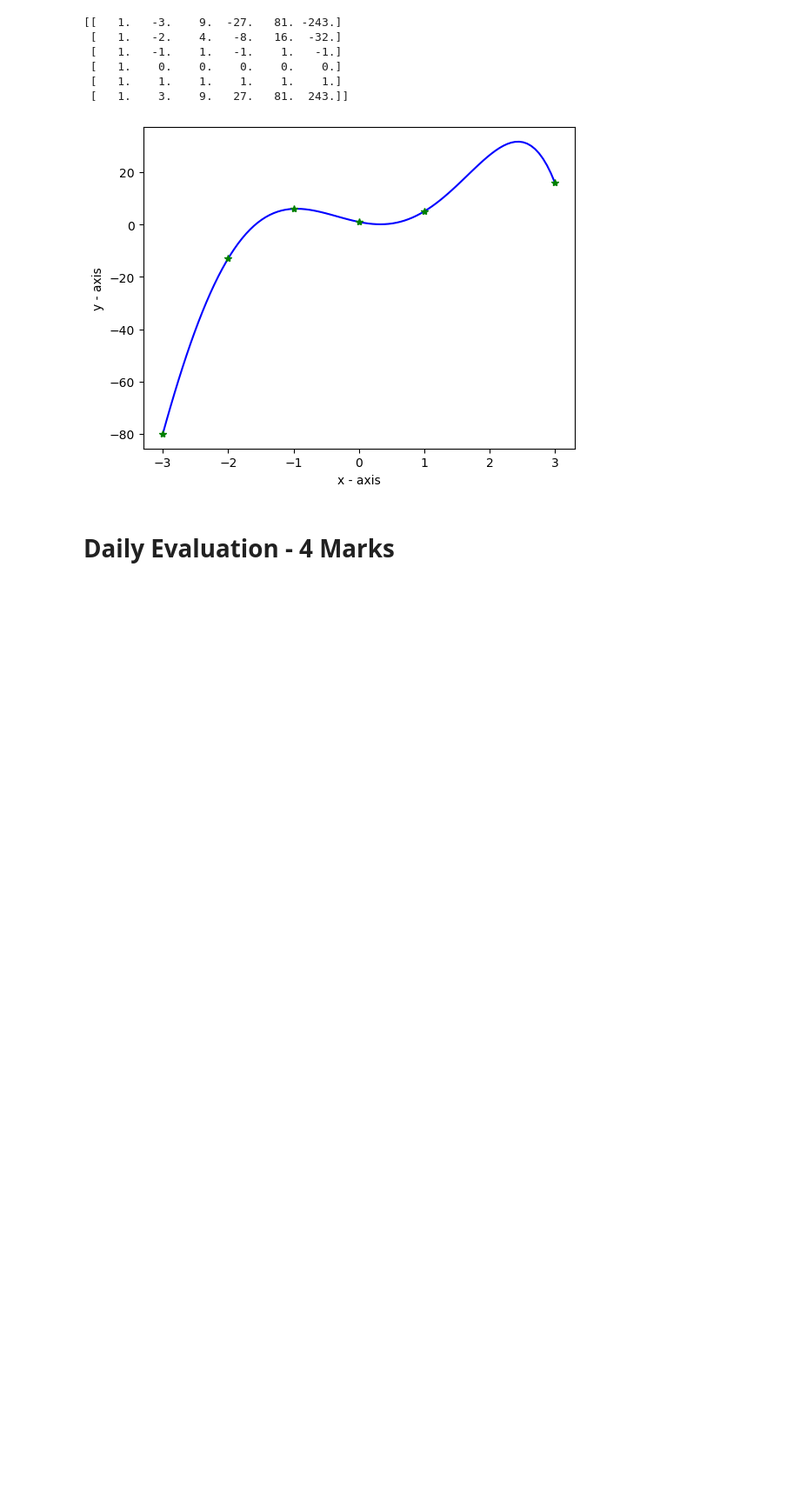
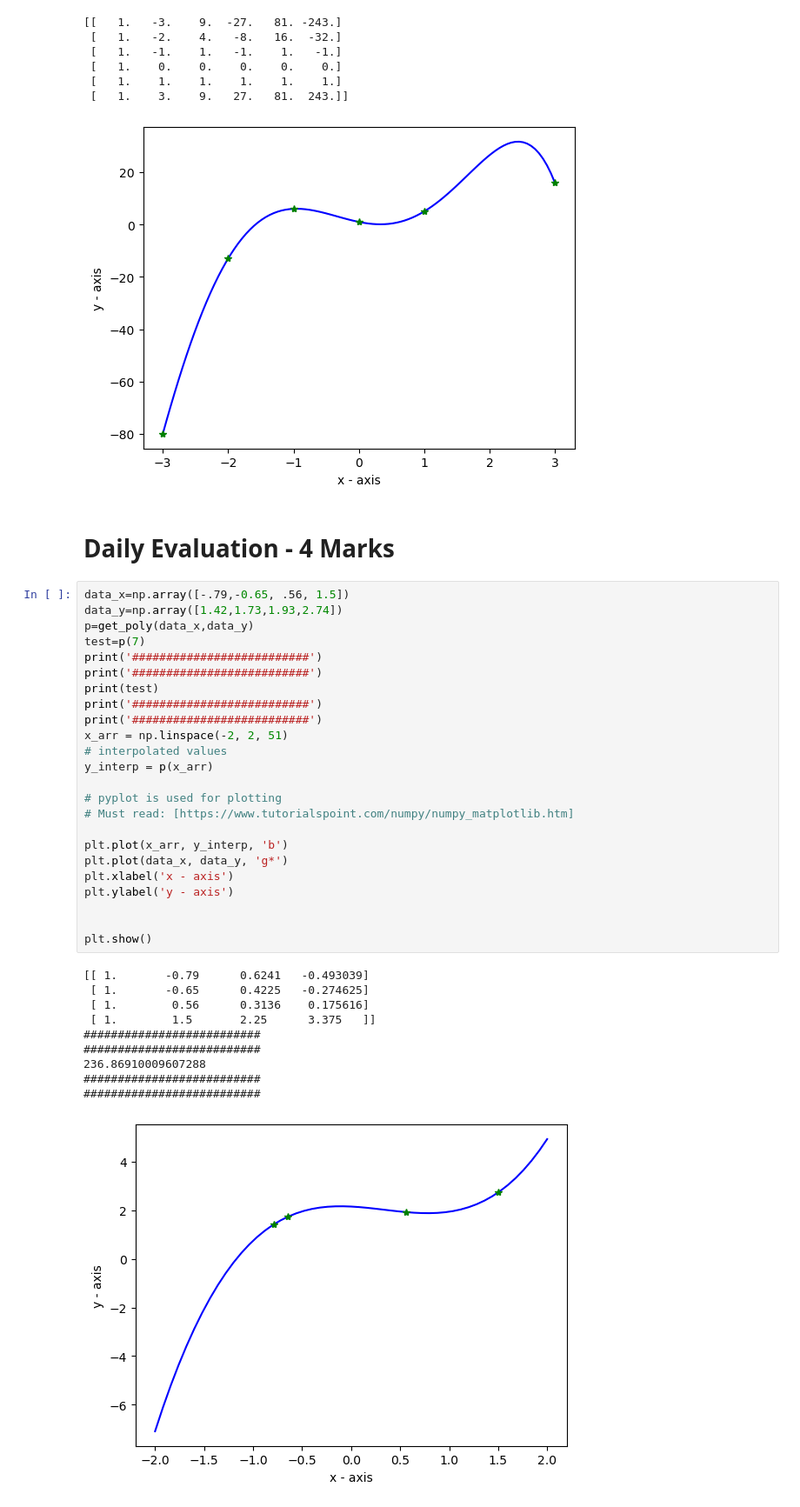
Before and after one commit to TheLubricator/cse330_lab, a Jupyter notebook: lab2/Faiyaz_21301097_05_Lab_2_Polynomial_Interpolation.ipynb, the cells around one changed output. Shown at 87% size. Drawn from its saved outputs; the diff is of its cells as text; blank space fills up the shorter version.

```diff
--- a/lab2/Faiyaz_21301097_05_Lab_2_Polynomial_Interpolation.ipynb
+++ b/lab2/Faiyaz_21301097_05_Lab_2_Polynomial_Interpolation.ipynb
@@ -342,3 +342,38 @@ plt.show()
 [figure]
 # %% [markdown]
 # Daily Evaluation - 4 Marks
+# %%
+data_x=np.array([-.79,-0.65, .56, 1.5])
+data_y=np.array([1.42,1.73,1.93,2.74])
+p=get_poly(data_x,data_y)
+test=p(7)
+print('##########################')
+print('##########################')
+print(test)
+print('##########################')
+print('##########################')
+x_arr = np.linspace(-2, 2, 51)
+# interpolated values
+y_interp = p(x_arr)
+
+# pyplot is used for plotting
+# Must read: [https://www.tutorialspoint.com/numpy/numpy_matplotlib.htm]
+
+plt.plot(x_arr, y_interp, 'b')
+plt.plot(data_x, data_y, 'g*')
+plt.xlabel('x - axis')
+plt.ylabel('y - axis')
+
+
+plt.show()
+# %% [output]
+[[ 1.       -0.79      0.6241   -0.493039]
+ [ 1.       -0.65      0.4225   -0.274625]
+ [ 1.        0.56      0.3136    0.175616]
+ [ 1.        1.5       2.25      3.375   ]]
+##########################
+##########################
+236.86910009607288
+##########################
+##########################
+[figure, added]
```
